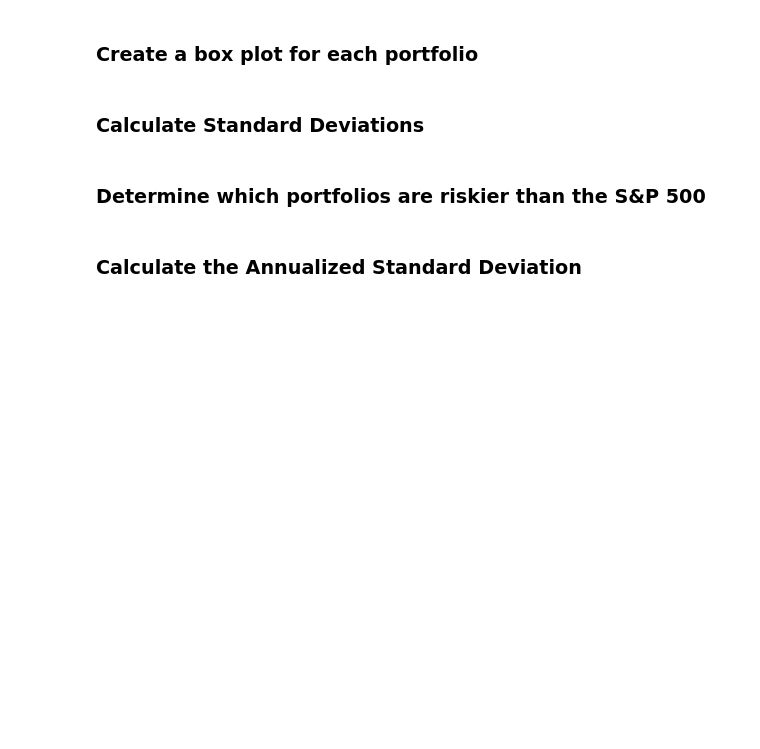
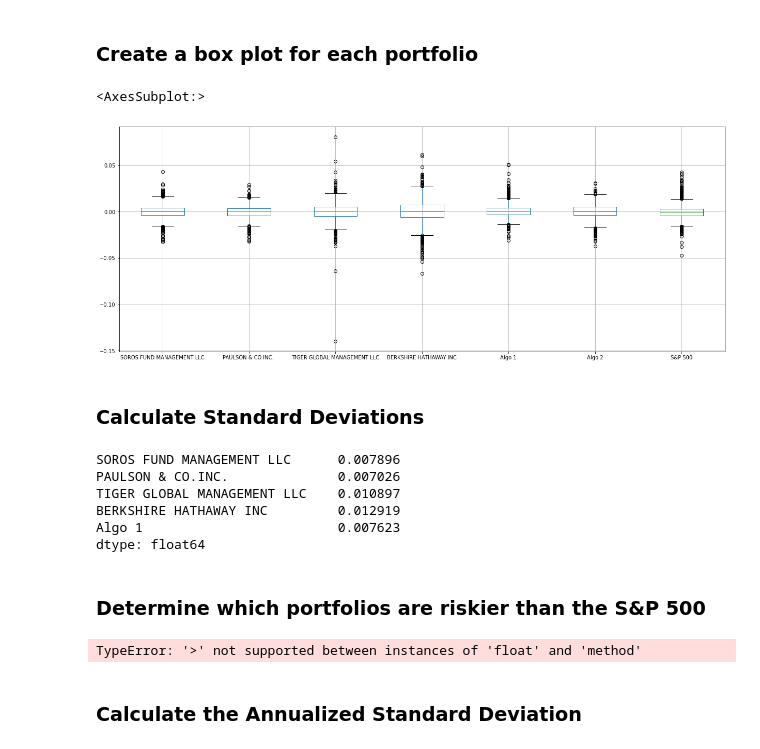
Before and after one commit to Wil-bro0824/A_Whale_Off_PortFolio, a Jupyter notebook: whale_analysis.ipynb, the cells around one changed output. Saved outputs shown, nothing was run; the diff lists cells and outputs as text; code cells hidden in the pictures; blank space fills up the shorter version.

```diff
--- a/whale_analysis.ipynb
+++ b/whale_analysis.ipynb
@@ -125,9 +203,24 @@ Determine the _risk_ of each portfolio:
 ### Create a box plot for each portfolio
 # %%
 # Box plot to visually show risk
+portfolio_returns_df.boxplot(figsize=(21,8))
+# %% [output]
+<AxesSubplot:>
+[figure, added]
 # %% [markdown]
 ### Calculate Standard Deviations
 # %%
 # Calculate the daily standard deviations of all portfolios
+portfolio_returns_df.std()
+allpf_std = portfolio_returns_df.std()
+del allpf_std['S&P 500']
+allpf_std.head()
+# %% [output]
+SOROS FUND MANAGEMENT LLC      0.007896
+PAULSON & CO.INC.              0.007026
+TIGER GLOBAL MANAGEMENT LLC    0.010897
+BERKSHIRE HATHAWAY INC         0.012919
+Algo 1                         0.007623
+dtype: float64
 # %% [markdown]
 ### Determine which portfolios are riskier than the S&P 500
@@ -138,3 +227,21 @@ Determine the _risk_ of each portfolio:
+# %%
+# Calculate  the daily standard deviation of S&P 500
+sp500_std = portfolio_returns_df['S&P 500'].std
+
+# Determine which portfolios are riskier than the S&P 500
+risk = []
+pf_names = []
+for x, i in allpf_std.iteritems():
+    if i > sp500_std:
+        risk.append(f"{x} is riskier than S&P 500 \
+                    ({round(i, 4)} > {round(sp500_std, 4)})")
+    else:
+        risk.append(f"{x} is less risky than S&P 500 \
+                    ({round(i, 4)} < {round(sp500_std, 4)})")
+
+risk
+# %% [output]
+TypeError: '>' not supported between instances of 'float' and 'method'
 # %% [markdown]
 ### Calculate the Annualized Standard Deviation
 # %%
```
Also changed, not shown: parts of 18 cells of this notebook.
